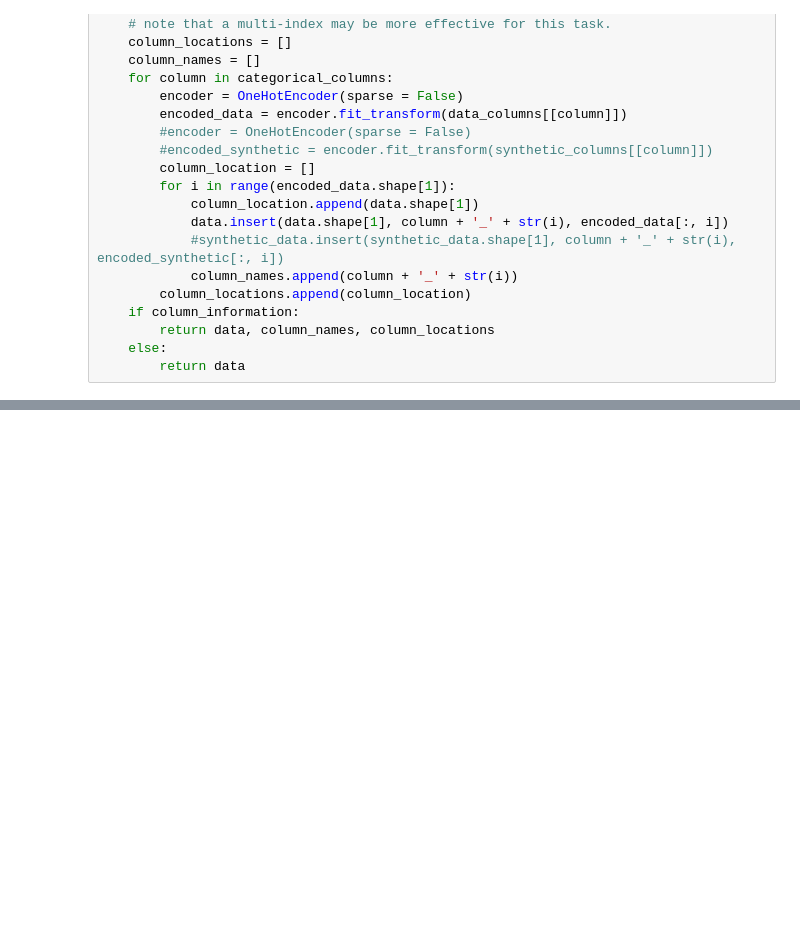
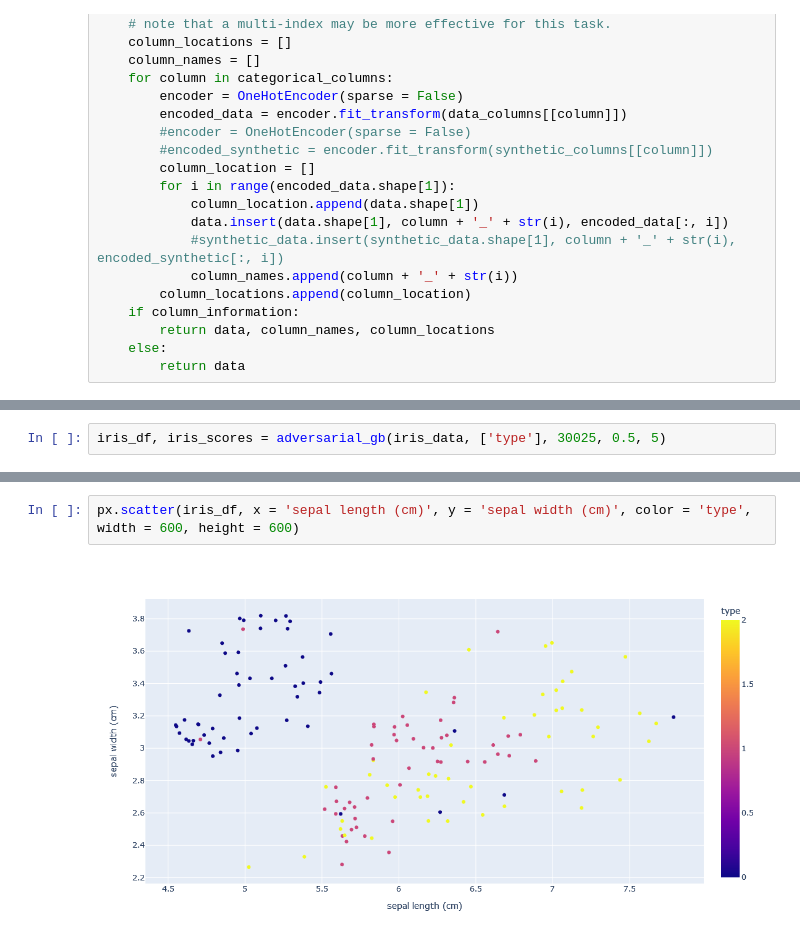
Before and after one commit to silvcr/MSc-Project, a Jupyter notebook: working agb.ipynb, the cells around one changed output, grey strips where cells are left out. Cells and saved outputs as stored; diff of their text form; blank space fills up the shorter version.

```diff
--- a/working agb.ipynb
+++ b/working agb.ipynb
@@ -259,0 +312,2 @@ fig
+# %%
+iris_df, iris_scores = adversarial_gb(iris_data, ['type'], 30025, 0.5, 5)
@@ -259,0 +342,4 @@ fig
+# %%
+px.scatter(iris_df, x = 'sepal length (cm)', y = 'sepal width (cm)', color = 'type', width = 600, height = 600)
+# %% [output]
+[figure, added]
```
Also changed, not shown: parts of 15 cells of this notebook, 6 other files.
